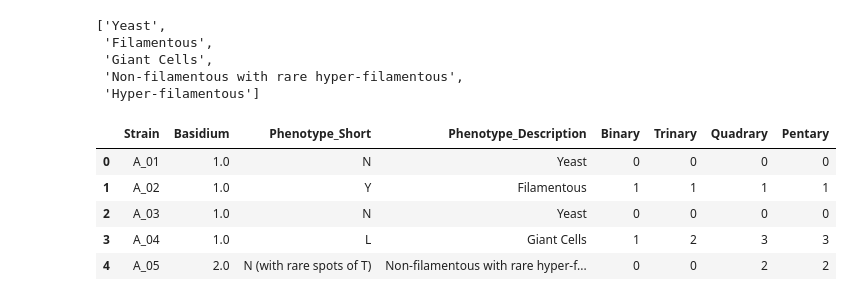
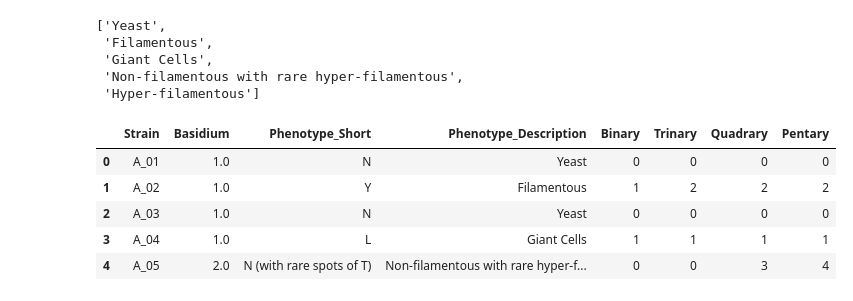
Before and after one commit to magwenelab/Self-Filamentation_B3502_progeny, a Jupyter notebook: SCRIPTS/Preprocess_phenotype.ipynb, the cells around one changed output. Drawn from its saved outputs; the diff is of its cells as text; code cells hidden in the pictures.

```diff
--- a/SCRIPTS/Preprocess_phenotype.ipynb
+++ b/SCRIPTS/Preprocess_phenotype.ipynb
@@ -169,39 +169,39 @@ fillnotes
 # %%
 ## Binary phenotype:
 ## Yeast, non-filamentous, and non-filamentous with rare ...
 ## vs everything else; filamentous, hyper-filamentous,and giant cells
 binary_dict = dict(zip(fillnotes,[0,1,1,0,1]))
 df['Binary'] = df.Phenotype_Description.replace(binary_dict)
 
 ## Trinary phenotype:
 ## Yeast, non-filamentous, and non-filamentous with rare ...
+## giant cells and
 ## filamentous + hyper-filamentous
-## and giant cells
-trinary_dict = dict(zip(fillnotes,[0,1,2,0,1]))
+trinary_dict = dict(zip(fillnotes,[0,2,1,0,2]))
 df['Trinary'] = df.Phenotype_Description.replace(trinary_dict)
 
 ## Guadrary phenotype:
 ## Yeast / non-filamentous
+## Large cells
 ## Filamentous
 ## Hyper-filamentous + (non-filamentous with rare)
-## Large Cells
-quad_dict = dict(zip(fillnotes,[0,1,3,2,2]))
+quad_dict = dict(zip(fillnotes,[0,2,1,3,3]))
 df['Quadrary'] = df.Phenotype_Description.replace(quad_dict)
 
 ## Full set of phenotypes
 ## The five descret phenotypic classes (as seen above)
-five_dict = dict(zip(fillnotes,[0,1,3,2,4]))
+five_dict = dict(zip(fillnotes,[0,2,1,4,3]))
 df['Pentary'] = df.Phenotype_Description.replace(five_dict)
 
 ## View head
 df.head()
 # %% [output]
 |  | Strain | Basidium | Phenotype_Short | Phenotype_Description | Binary | Trinary | Quadrary | Pentary |
 | 0 | A_01 | 1.0 | N | Yeast | 0 | 0 | 0 | 0 |
-| 1 | A_02 | 1.0 | Y | Filamentous | 1 | 1 | 1 | 1 |
+| 1 | A_02 | 1.0 | Y | Filamentous | 1 | 2 | 2 | 2 |
 | 2 | A_03 | 1.0 | N | Yeast | 0 | 0 | 0 | 0 |
-| 3 | A_04 | 1.0 | L | Giant Cells | 1 | 2 | 3 | 3 |
-| 4 | A_05 | 2.0 | N (with rare spots of T) | Non-filamentous with rare hyper-f... | 0 | 0 | 2 | 2 |
+| 3 | A_04 | 1.0 | L | Giant Cells | 1 | 1 | 1 | 1 |
+| 4 | A_05 | 2.0 | N (with rare spots of T) | Non-filamentous with rare hyper-f... | 0 | 0 | 3 | 4 |
 # %%
 ## Save dataframe
 df.to_csv('../PHENOTYPE/PROCESSED/Cellsize_shape_phenotype.csv',index=False)
```
Also changed, not shown: 2 other files.
